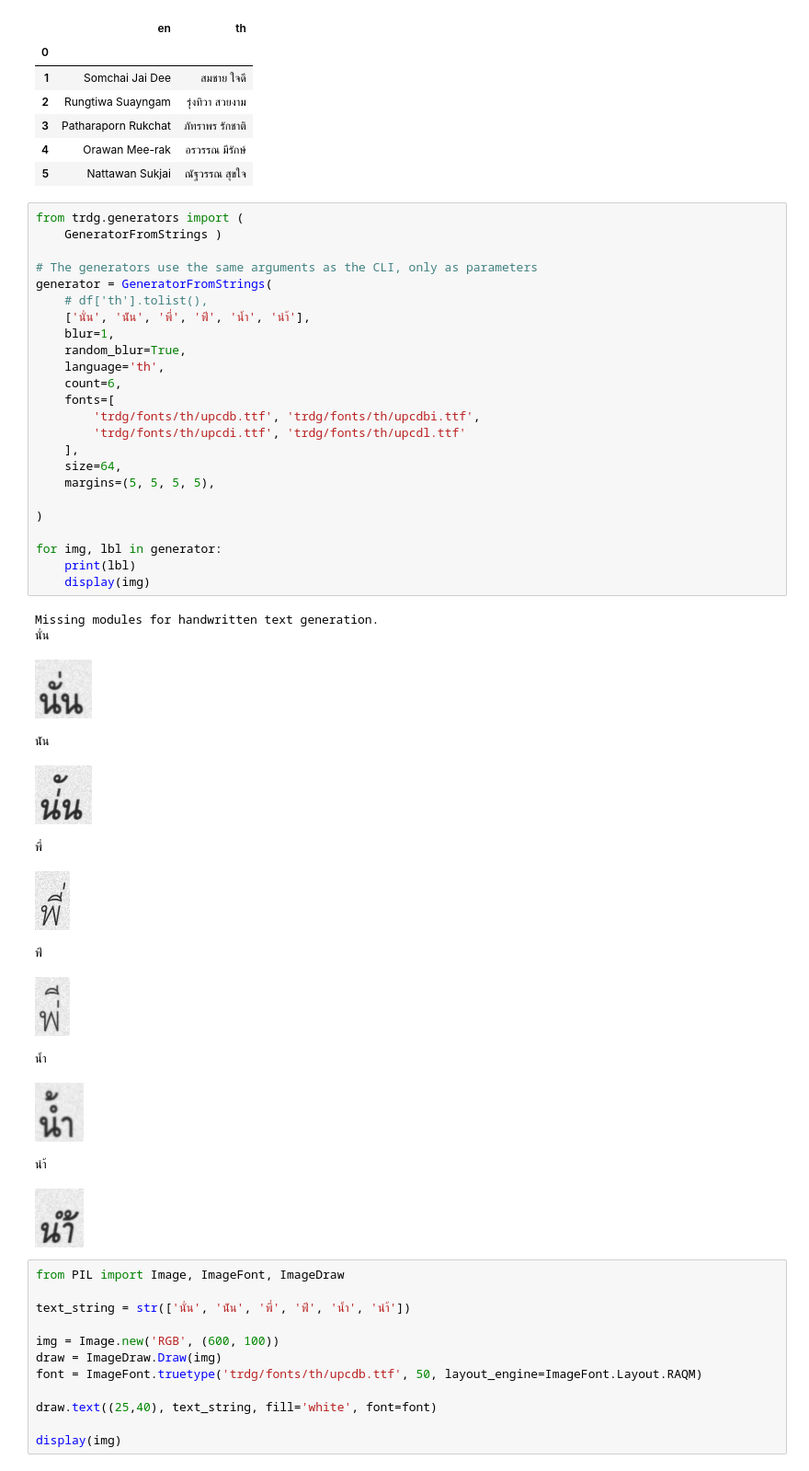
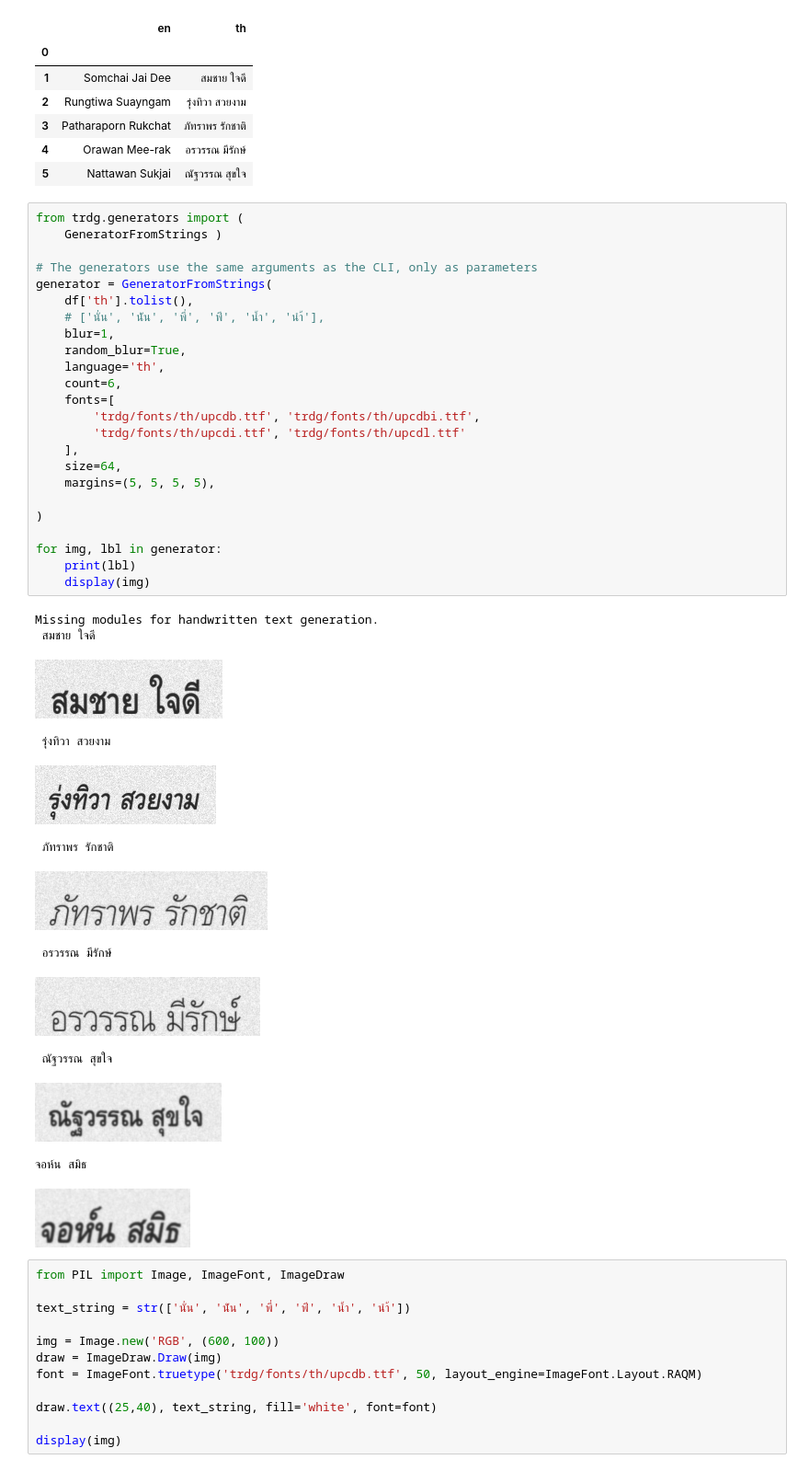
Before and after one commit to northnpk/TextRecognitionDataGenerator, a Jupyter notebook: trdgtest.ipynb, the cells around one changed output. Shown: that part at 92% size. Saved outputs shown, nothing was run; the diff lists cells and outputs as text.

```diff
--- a/trdgtest.ipynb
+++ b/trdgtest.ipynb
@@ -48,41 +48,41 @@ df.head()
 # %%
 from trdg.generators import (
     GeneratorFromStrings )
 
 # The generators use the same arguments as the CLI, only as parameters
 generator = GeneratorFromStrings(
-    # df['th'].tolist(),
-    ['นั่น', 'น่ัน', 'พี่', 'พ่ี', 'น้ำ', 'นำ้'],
+    df['th'].tolist(),
+    # ['นั่น', 'น่ัน', 'พี่', 'พ่ี', 'น้ำ', 'นำ้'],
     blur=1,
     random_blur=True,
     language='th',
     count=6,
     fonts=[
         'trdg/fonts/th/upcdb.ttf', 'trdg/fonts/th/upcdbi.ttf',
         'trdg/fonts/th/upcdi.ttf', 'trdg/fonts/th/upcdl.ttf'
     ],
     size=64,
     margins=(5, 5, 5, 5),
 
 )
 
 for img, lbl in generator:
     print(lbl)
     display(img)
 # %% [output]
 Missing modules for handwritten text generation.
-นั่น
+ สมชาย ใจดี
-[figure, old version]
+[figure, new version]
-น่ัน
+ รุ่งทิวา สวยงาม
-[figure, old version]
+[figure, new version]
-พี่
+ ภัทราพร รักชาติ
-[figure, old version]
+[figure, new version]
-พ่ี
+ อรวรรณ มีรักษ์
-[figure, old version]
+[figure, new version]
-น้ำ
+ ณัฐวรรณ สุขใจ
-[figure, old version]
+[figure, new version]
-นำ้
+จอห์น สมิธ
-[figure, old version]
+[figure, new version]
 # %%
 from PIL import Image, ImageFont, ImageDraw
 
```
Also changed, not shown: parts of 1 cell of this notebook, 1 other file.
